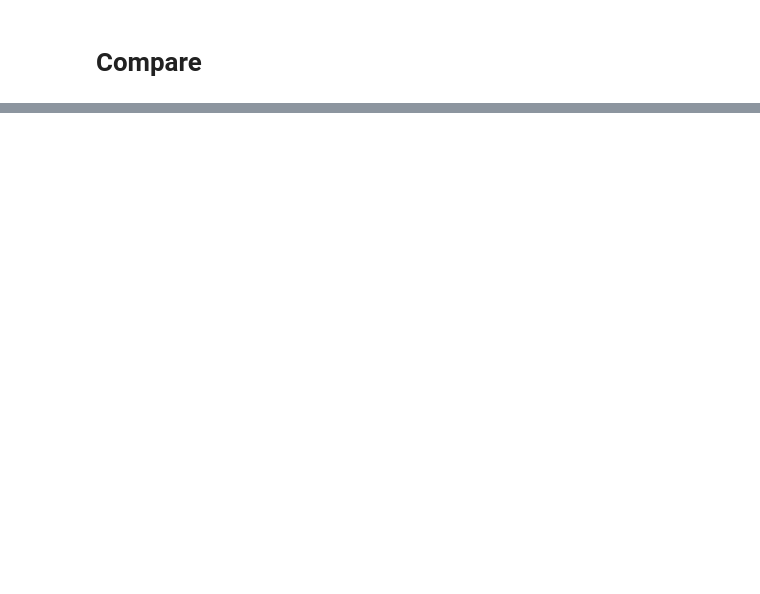
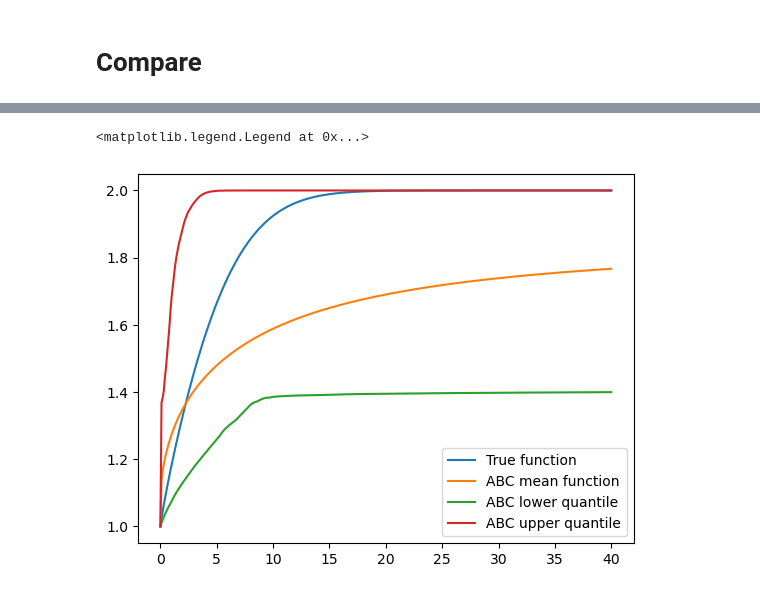
Before and after one commit to cbuelt/thesis, a Jupyter notebook: evaluation/evaluate_abc.ipynb, the cells around one changed output, grey strips where cells are left out. Cells and saved outputs as stored; diff of their text form; code cells hidden in the pictures; blank space fills up the shorter version.

```diff
--- a/evaluation/evaluate_abc.ipynb
+++ b/evaluation/evaluate_abc.ipynb
@@ -137,0 +149,7 @@ np.power(true_params[i,1]-abc_mean[i,1],2)
+# %%
+length = len(r[i])
+results = np.zeros(shape = (length, len(x)))
+for j in range(length):
+    results[j] = extremal_coefficient(x, model, r[i,j], s[i,j])
+abc_upper = np.quantile(results, 0.975, axis = 0)
+abc_lower = np.quantile(results, 0.025, axis = 0)
@@ -137,0 +166,9 @@ np.power(true_params[i,1]-abc_mean[i,1],2)
+# %%
+plt.plot(x, corr_true, label = "True function")
+plt.plot(x, corr_abc_mean, label = "ABC mean function")
+plt.plot(x, abc_lower, label = "ABC lower quantile")
+plt.plot(x, abc_upper, label = "ABC upper quantile")
+plt.legend()
+# %% [output]
+<matplotlib.legend.Legend at 0x...>
+[figure, added]
```
Also changed, not shown: parts of 25 cells of this notebook, 9 other files.
